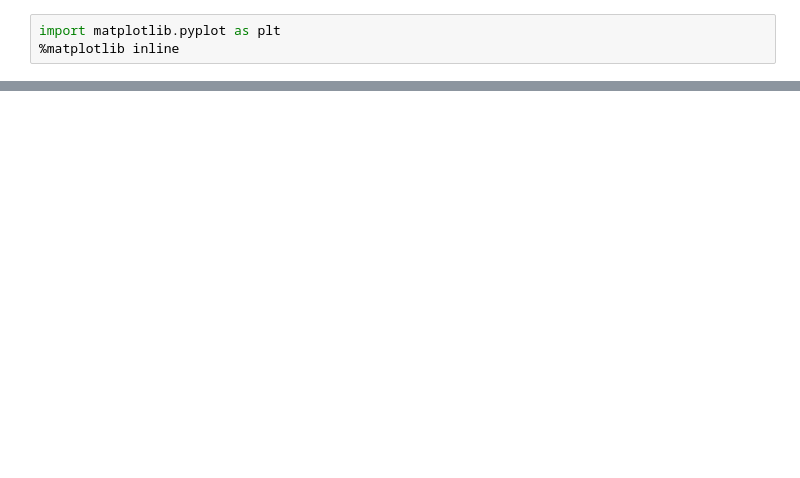
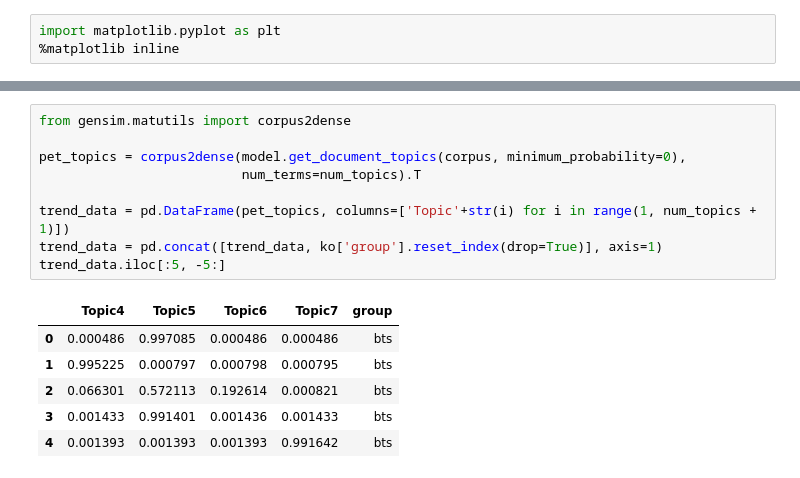
Before and after one commit to JAEMOON-LEEE/Data_Intelligence_PBL-1, a Jupyter notebook: Topic_Modeling_ko.ipynb, the cells around one changed output, grey strips where cells are left out. Saved outputs shown, nothing was run; the diff lists cells and outputs as text; blank space fills up the shorter version.

```diff
--- a/Topic_Modeling_ko.ipynb
+++ b/Topic_Modeling_ko.ipynb
@@ -138,0 +141,16 @@ num_topics: 6, perplexity: -4.121, coherence: -19.091
+# %%
+from gensim.matutils import corpus2dense
+
+pet_topics = corpus2dense(model.get_document_topics(corpus, minimum_probability=0),
+                          num_terms=num_topics).T
+
+trend_data = pd.DataFrame(pet_topics, columns=['Topic'+str(i) for i in range(1, num_topics + 1)])
+trend_data = pd.concat([trend_data, ko['group'].reset_index(drop=True)], axis=1)
+trend_data.iloc[:5, -5:]
+# %% [output]
+|  | Topic4 | Topic5 | Topic6 | Topic7 | group |
+| 0 | 0.000486 | 0.997085 | 0.000486 | 0.000486 | bts |
+| 1 | 0.995225 | 0.000797 | 0.000798 | 0.000795 | bts |
+| 2 | 0.066301 | 0.572113 | 0.192614 | 0.000821 | bts |
+| 3 | 0.001433 | 0.991401 | 0.001436 | 0.001433 | bts |
+| 4 | 0.001393 | 0.001393 | 0.001393 | 0.991642 | bts |
```
Also changed, not shown: parts of 14 cells of this notebook.
